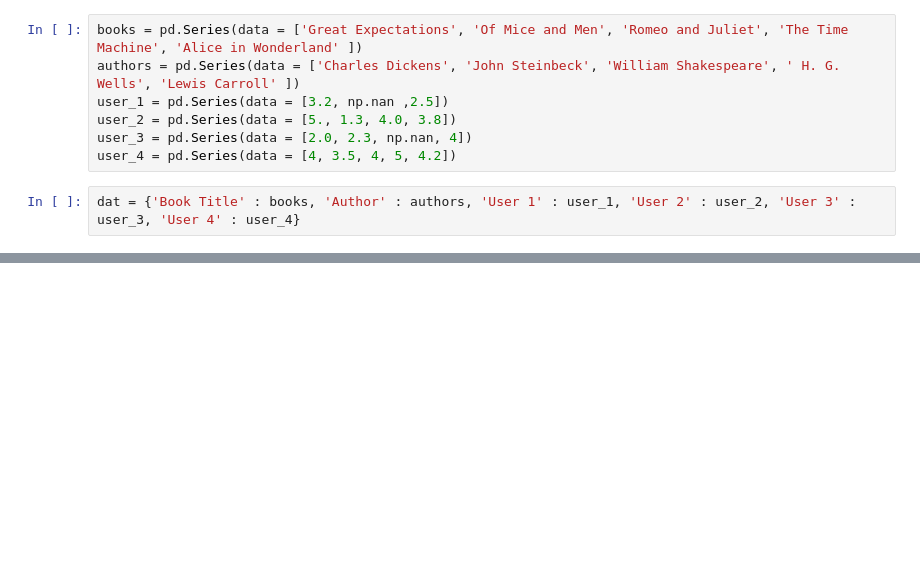
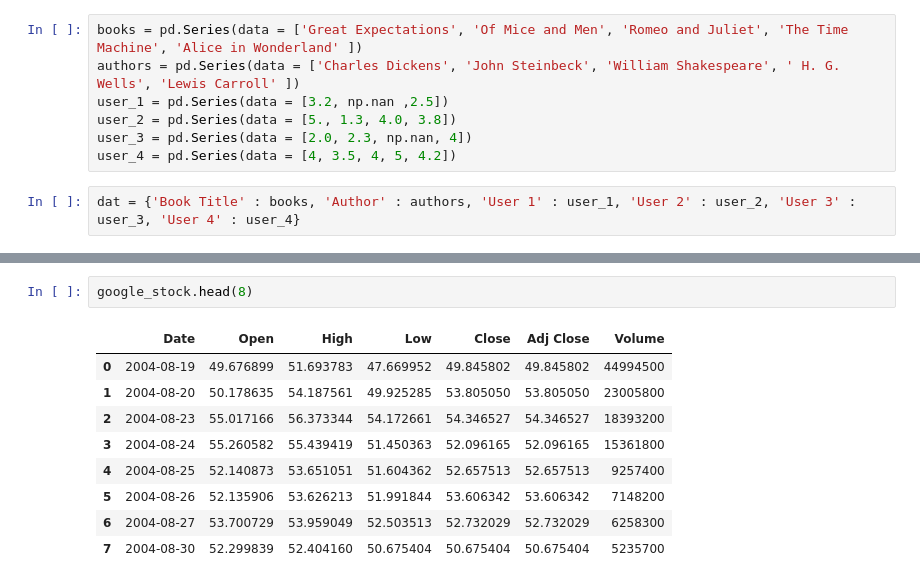
Before and after one commit to FonsahPageo/Python101, a Jupyter notebook: Pandas.ipynb, the cells around one changed output, grey strips where cells are left out. Cells and saved outputs as stored; diff of their text form; blank space fills up the shorter version.

```diff
--- a/Pandas.ipynb
+++ b/Pandas.ipynb
@@ -530,0 +558,12 @@ best_rated = book_ratings[(book_ratings == 5).any(axis = 1)]['Book Title'].value
+# %%
+google_stock.head(8)
+# %% [output]
+|  | Date | Open | High | Low | Close | Adj Close | Volume |
+| 0 | 2004-08-19 | 49.676899 | 51.693783 | 47.669952 | 49.845802 | 49.845802 | 44994500 |
+| 1 | 2004-08-20 | 50.178635 | 54.187561 | 49.925285 | 53.805050 | 53.805050 | 23005800 |
+| 2 | 2004-08-23 | 55.017166 | 56.373344 | 54.172661 | 54.346527 | 54.346527 | 18393200 |
+| 3 | 2004-08-24 | 55.260582 | 55.439419 | 51.450363 | 52.096165 | 52.096165 | 15361800 |
+| 4 | 2004-08-25 | 52.140873 | 53.651051 | 51.604362 | 52.657513 | 52.657513 | 9257400 |
+| 5 | 2004-08-26 | 52.135906 | 53.626213 | 51.991844 | 53.606342 | 53.606342 | 7148200 |
+| 6 | 2004-08-27 | 53.700729 | 53.959049 | 52.503513 | 52.732029 | 52.732029 | 6258300 |
+| 7 | 2004-08-30 | 52.299839 | 52.404160 | 50.675404 | 50.675404 | 50.675404 | 5235700 |
```
Also changed, not shown: parts of 25 cells of this notebook, 2 other files.
